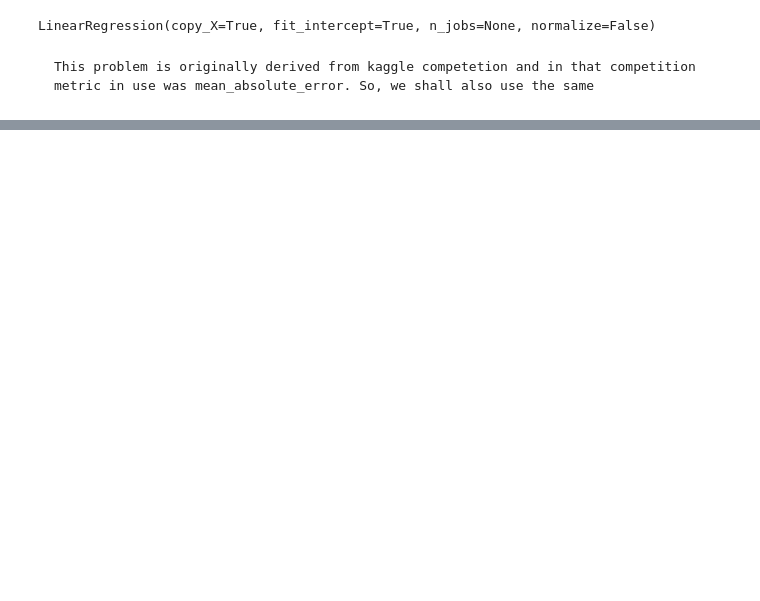
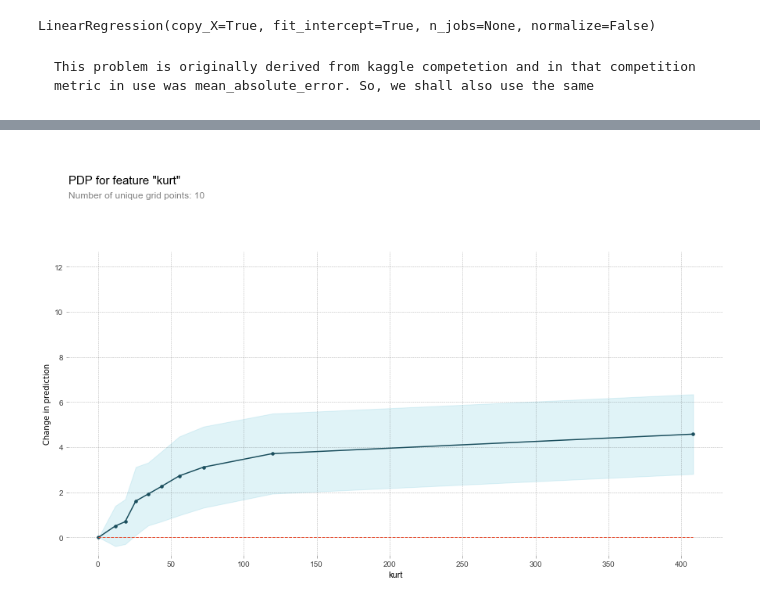
Before and after one commit to prudhvip21/Dt-Earth-quake-Detection, a Jupyter notebook: Earthquake.ipynb, the cells around one changed output, grey strips where cells are left out. Cells and saved outputs as stored; diff of their text form; code cells hidden in the pictures; blank space fills up the shorter version.

```diff
--- a/Earthquake.ipynb
+++ b/Earthquake.ipynb
@@ -545,9 +346,0 @@ for fold_n, (train_index, valid_index) in tqdm(enumerate(folds.split(X))):
-# %%
-train_pool = Pool(X,y)
-cat_model = CatBoostRegressor(
-                               iterations=3000,# change 25 to 3000 to get best performance
-                               learning_rate=0.03,
-                               eval_metric='MAE',
-                              )
-cat_model.fit(X,y,silent=True)
-y_pred_cat = cat_model.predict(X_test)
@@ -592,0 +404,9 @@ submission.to_csv('submission_cat_svm.csv')
+# %%
+cam = calcualte_agg_metrics(rows=100000)
+X = cam.fit_transform(train_org['acoustic_data'])
+y = calculate_y_train(rows=100000,y=train_org['time_to_failure'])
+# %%
+train_len_end = (len(X)*80)/100
+test_len_start = train_len_end
+X_train,y_train = X.loc[0:train_len_end,:],y.loc[0:train_len_end,:]
+X_test,y_test = X.loc[train_len_end:],y.loc[train_len_end:]
@@ -592,0 +511,3 @@ submission.to_csv('submission_cat_svm.csv')
+# %%
+rfr = RandomForestRegressor()
+rfr.fit(X_train,y_train)
@@ -592,0 +560,8 @@ submission.to_csv('submission_cat_svm.csv')
+# %%
+from pdpbox import pdp
+pdp_isolate_out = pdp.pdp_isolate(rfr,dataset=X_test,model_features=X_test.columns,feature='kurt')
+pdp.pdp_plot(pdp_isolate_out,feature_name='kurt')
+plt.ylabel('Change in prediction')
+plt.show()
+# %% [output]
+[figure, added]
```
Also changed, not shown: parts of 86 cells of this notebook.
